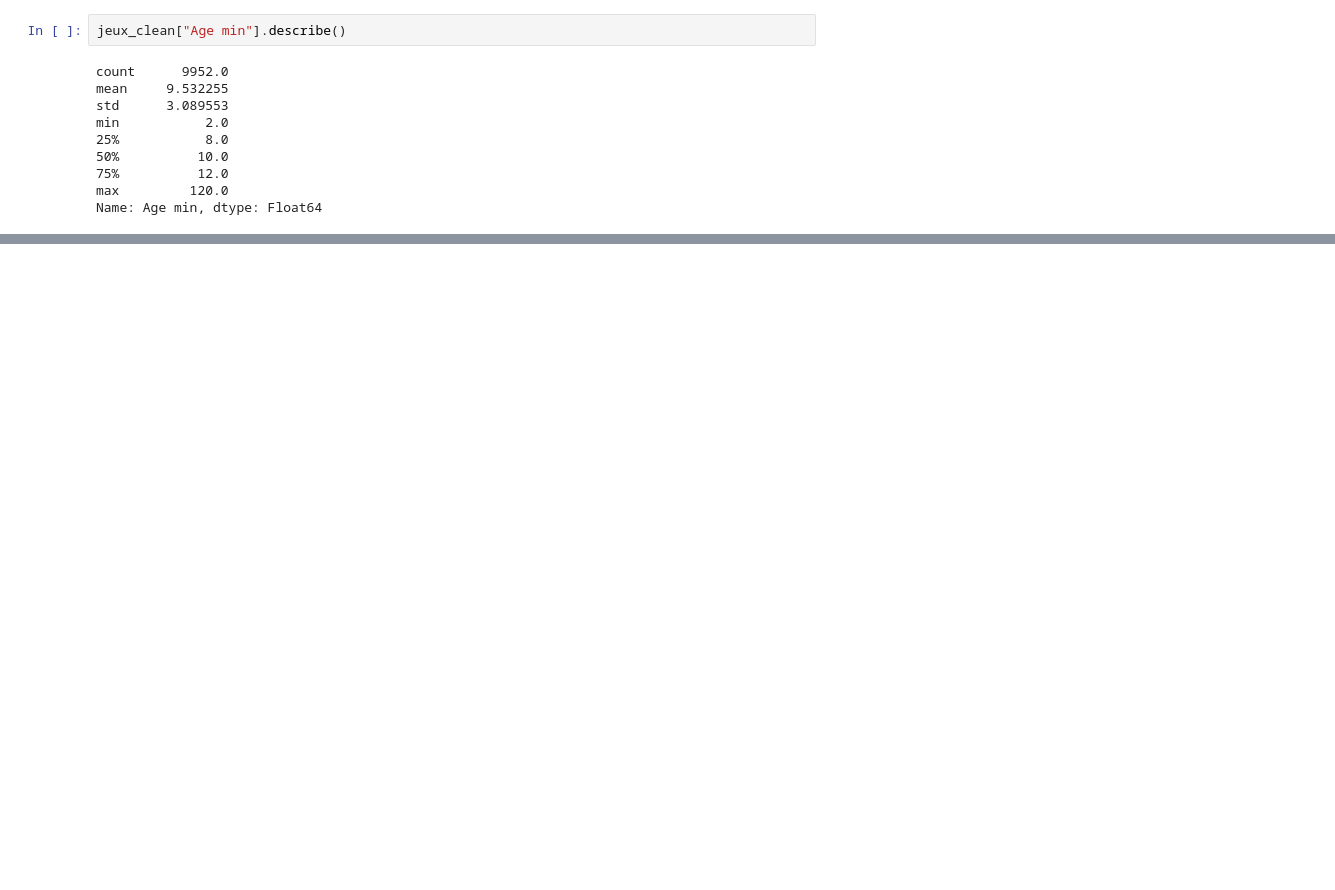
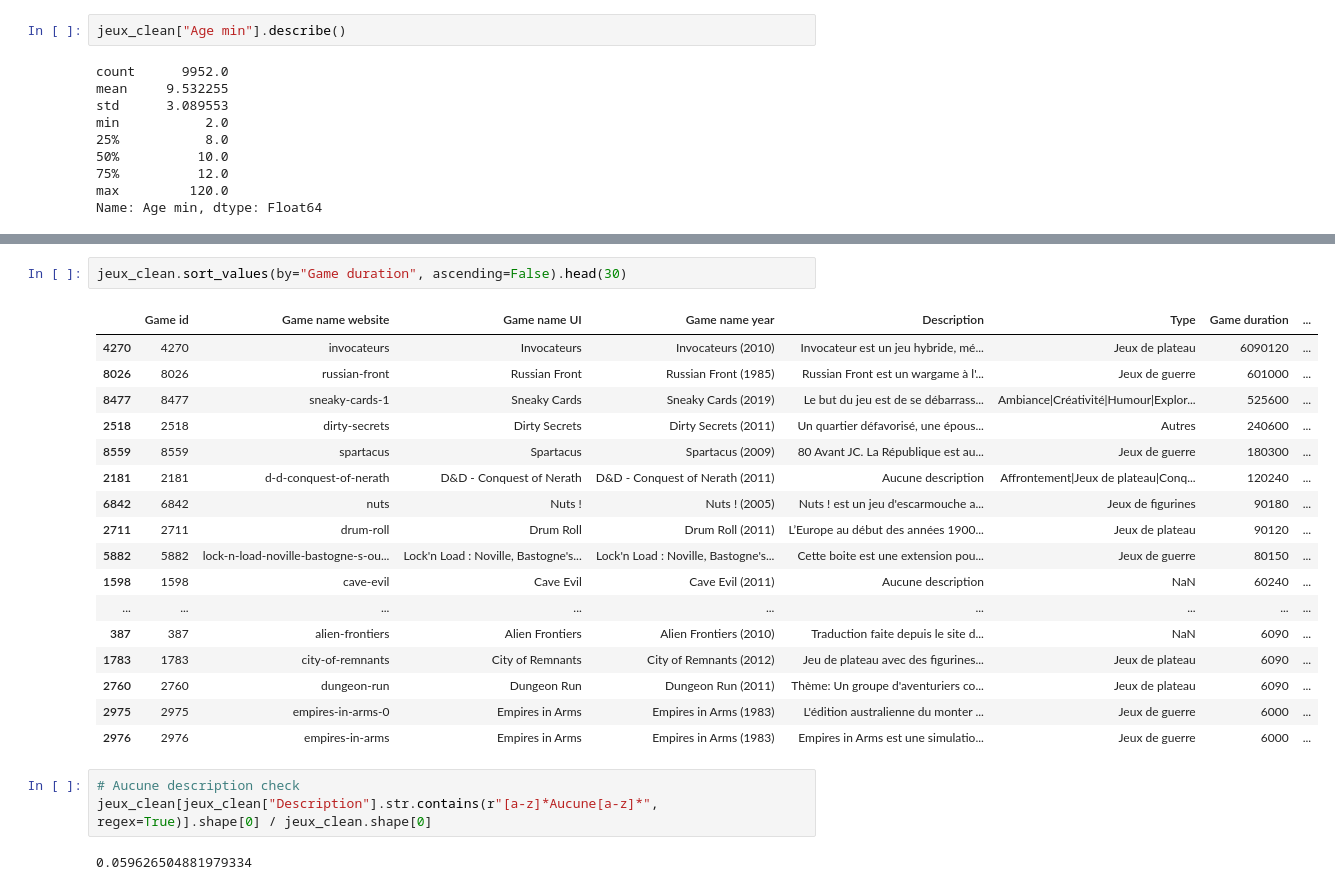
Before and after one commit to Franciline/Recommendation_system, a Jupyter notebook: data_cleaning_analysis/jeux_cleaning.ipynb, the cells around one changed output, grey strips where cells are left out. Cells and saved outputs as stored; diff of their text form; blank space fills up the shorter version.

```diff
--- a/data_cleaning_analysis/jeux_cleaning.ipynb
+++ b/data_cleaning_analysis/jeux_cleaning.ipynb
@@ -213,0 +185,25 @@ jeux_clean.loc[jeux_clean["Min number of players"].isna() & jeux_clean["Max numb
+# %%
+jeux_clean.sort_values(by="Game duration", ascending=False).head(30)
+# %% [output]
+|  | Game id | Game name website | Game name UI | Game name year | Description | Type | Game duration | ... |
+| 4270 | 4270 | invocateurs | Invocateurs | Invocateurs (2010) | Invocateur est un jeu hybride, mé... | Jeux de plateau | 6090120 | ... |
+| 8026 | 8026 | russian-front | Russian Front | Russian Front (1985) | Russian Front est un wargame à l'... | Jeux de guerre | 601000 | ... |
+| 8477 | 8477 | sneaky-cards-1 | Sneaky Cards | Sneaky Cards (2019) | Le but du jeu est de se débarrass... | Ambiance|Créativité|Humour|Explor... | 525600 | ... |
+| 2518 | 2518 | dirty-secrets | Dirty Secrets | Dirty Secrets (2011) | Un quartier défavorisé, une épous... | Autres | 240600 | ... |
+| 8559 | 8559 | spartacus | Spartacus | Spartacus (2009) | 80 Avant JC. La République est au... | Jeux de guerre | 180300 | ... |
+| 2181 | 2181 | d-d-conquest-of-nerath | D&D - Conquest of Nerath | D&D - Conquest of Nerath (2011) | Aucune description | Affrontement|Jeux de plateau|Conq... | 120240 | ... |
+| 6842 | 6842 | nuts | Nuts ! | Nuts ! (2005) | Nuts ! est un jeu d'escarmouche a... | Jeux de figurines | 90180 | ... |
+| 2711 | 2711 | drum-roll | Drum Roll | Drum Roll (2011) | L’Europe au début des années 1900... | Jeux de plateau | 90120 | ... |
+| 5882 | 5882 | lock-n-load-noville-bastogne-s-ou... | Lock'n Load : Noville, Bastogne's... | Lock'n Load : Noville, Bastogne's... | Cette boite est une extension pou... | Jeux de guerre | 80150 | ... |
+| 1598 | 1598 | cave-evil | Cave Evil | Cave Evil (2011) | Aucune description | NaN | 60240 | ... |
+| ... | ... | ... | ... | ... | ... | ... | ... | ... |
+| 387 | 387 | alien-frontiers | Alien Frontiers | Alien Frontiers (2010) | Traduction faite depuis le site d... | NaN | 6090 | ... |
+| 1783 | 1783 | city-of-remnants | City of Remnants | City of Remnants (2012) | Jeu de plateau avec des figurines... | Jeux de plateau | 6090 | ... |
+| 2760 | 2760 | dungeon-run | Dungeon Run | Dungeon Run (2011) | Thème: Un groupe d'aventuriers co... | Jeux de plateau | 6090 | ... |
+| 2975 | 2975 | empires-in-arms-0 | Empires in Arms | Empires in Arms (1983) | L'édition australienne du monter ... | Jeux de guerre | 6000 | ... |
+| 2976 | 2976 | empires-in-arms | Empires in Arms | Empires in Arms (1983) | Empires in Arms est une simulatio... | Jeux de guerre | 6000 | ... |
+# %%
+# Aucune description check
+jeux_clean[jeux_clean["Description"].str.contains(r"[a-z]*Aucune[a-z]*", regex=True)].shape[0] / jeux_clean.shape[0]
+# %% [output]
+0.059626504881979334
```
Also changed, not shown: parts of 7 cells of this notebook.
